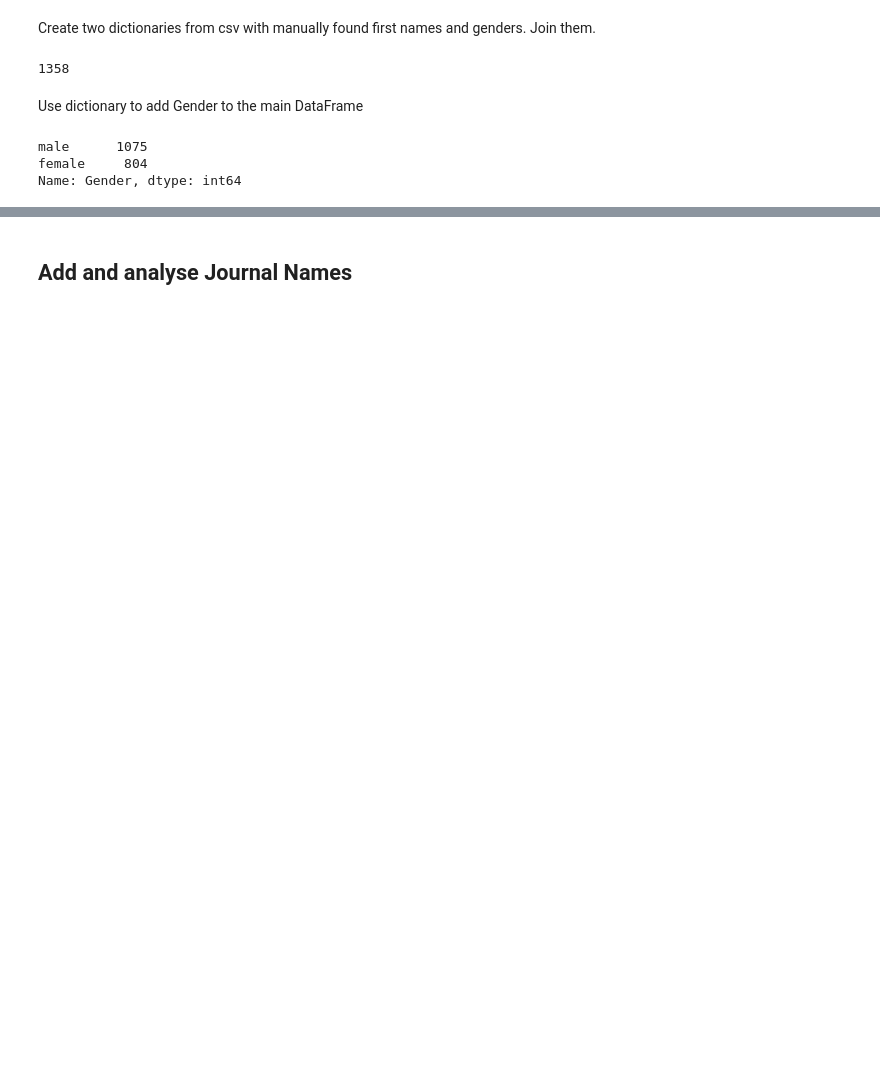
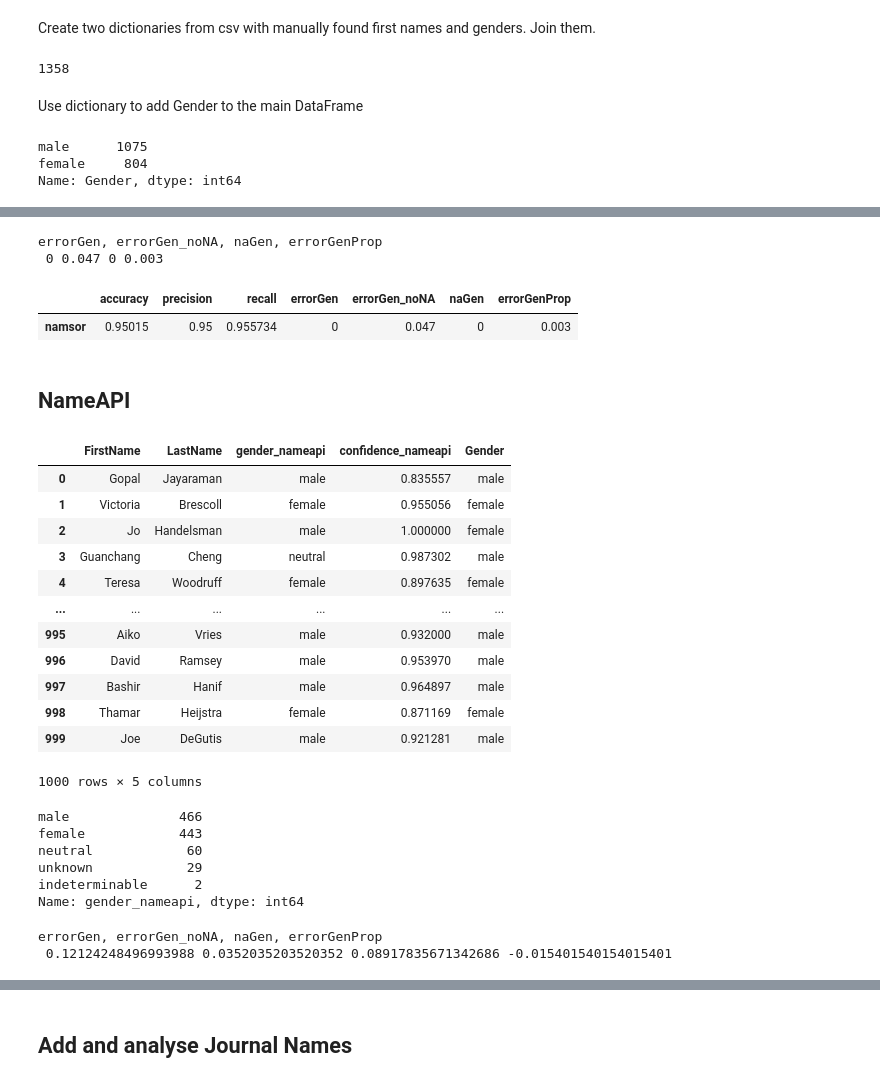
Before and after one commit to hexann666/MSc_gender_bias, a Jupyter notebook: semantic_scholar.ipynb, the cells around one changed output, grey strips where cells are left out. Drawn from its saved outputs; the diff is of its cells as text; code cells hidden in the pictures; blank space fills up the shorter version.

```diff
--- a/semantic_scholar.ipynb
+++ b/semantic_scholar.ipynb
@@ -1131,11 +1232,11 @@ unique_names_male = list(df_authors_full['Author'][df_authors_full['Gender'] ==
 # %%
 import random
 
-test_batch_fem = random.sample(unique_names_female, 300)
-test_batch_m = random.sample(unique_names_male, 300)
+test_batch_fem = random.sample(unique_names_female, 500)
+test_batch_m = random.sample(unique_names_male, 500)
 
 test_batch = test_batch_fem + test_batch_m
 test_batch_info = df_authors_full[['Author', 'FirstName', 'LastName','Gender', 'Title', 'URL']].loc[df_authors_full['Author'].isin(test_batch)]
 test_batch_info.drop_duplicates(['Author'], inplace=True)
+test_batch_info.to_csv('data/test_batch_full_info_1000.csv')
 test_batch_info
-test_batch_info.to_csv('data/test_batch_full_info.csv')
@@ -1157,0 +1325,8 @@ test_batch_info
+# %%
+genders_genderizeio = []
+for name in [name for name in test_batch_info.FirstName]:
+    req = requests.get("https://api.genderize.io?name=" + name) #https://api.genderize.io?name=peter
+    result = json.loads(req.text)
+    genders_genderizeio.append(result)
+
+print(genders_genderizeio)
@@ -1157,0 +1440,22 @@ test_batch_info
+# %%
+acc, prec, rec = calculate_metrics(batch_namsor['Gender'], batch_namsor['likelyGender'])
+errorGen, errorGen_noNA, naGen, errorGenProp = calculate_gender_metrics(batch_namsor['Gender'], batch_namsor['likelyGender'])
+
+print('errorGen, errorGen_noNA, naGen, errorGenProp', '\n',errorGen, errorGen_noNA, naGen, errorGenProp)
+
+results_namsor = {'accuracy':acc,
+                   'precision':prec,
+                   'recall':rec,
+                   'errorGen':errorGen,
+                   'errorGen_noNA': errorGen_noNA,
+                   'naGen':naGen,
+                   'errorGenProp': errorGenProp}
+gender_results = gender_results.append(DataFrame(results_namsor, index=['namsor']))
+gender_results
+# %% [output]
+errorGen, errorGen_noNA, naGen, errorGenProp
+ 0 0.047 0 0.003
+|  | accuracy | precision | recall | errorGen | errorGen_noNA | naGen | errorGenProp |
+| namsor | 0.95015 | 0.95 | 0.955734 | 0 | 0.047 | 0 | 0.003 |
+# %% [markdown]
+## NameAPI
@@ -1157,0 +1508,44 @@ test_batch_info
+# %%
+batch_nameapi = DataFrame(genders_nameapi)
+batch_nameapi['Gender'] = test_batch_info['Gender'].reset_index(drop=True)
+batch_nameapi
+# %% [output]
+|  | FirstName | LastName | gender_nameapi | confidence_nameapi | Gender |
+| 0 | Gopal | Jayaraman | male | 0.835557 | male |
+| 1 | Victoria | Brescoll | female | 0.955056 | female |
+| 2 | Jo | Handelsman | male | 1.000000 | female |
+| 3 | Guanchang | Cheng | neutral | 0.987302 | male |
+| 4 | Teresa | Woodruff | female | 0.897635 | female |
+| ... | ... | ... | ... | ... | ... |
+| 995 | Aiko | Vries | male | 0.932000 | male |
+| 996 | David | Ramsey | male | 0.953970 | male |
+| 997 | Bashir | Hanif | male | 0.964897 | male |
+| 998 | Thamar | Heijstra | female | 0.871169 | female |
+| 999 | Joe | DeGutis | male | 0.921281 | male |
+1000 rows × 5 columns
+# %%
+batch_nameapi['gender_nameapi'].value_counts()
+# %% [output]
+male              466
+female            443
+neutral            60
+unknown            29
+indeterminable      2
+Name: gender_nameapi, dtype: int64
+# %%
+acc, prec, rec = calculate_metrics(batch_nameapi['Gender'], batch_nameapi['gender_nameapi'])
+print(acc, prec, rec)
+errorGen, errorGen_noNA, naGen, errorGenProp = calculate_gender_metrics(batch_nameapi['Gender'], batch_nameapi['gender_nameapi'])
+print('errorGen, errorGen_noNA, naGen, errorGenProp', '\n',errorGen, errorGen_noNA, naGen, errorGenProp)
+
+results_nameapi = {'accuracy':acc,
+                   'precision':prec,
+                   'recall':rec,
+                   'errorGen':errorGen,
+                   'errorGen_noNA': errorGen_noNA,
+                   'naGen':naGen,
+                   'errorGenProp': errorGenProp}
+gender_results = gender_results.append(DataFrame(results_nameapi, index=['nameapi']))
+# %% [output]
+errorGen, errorGen_noNA, naGen, errorGenProp
+ 0.12124248496993988 0.0352035203520352 0.08917835671342686 -0.015401540154015401
```
Also changed, not shown: parts of 133 cells of this notebook, 6 other files.
